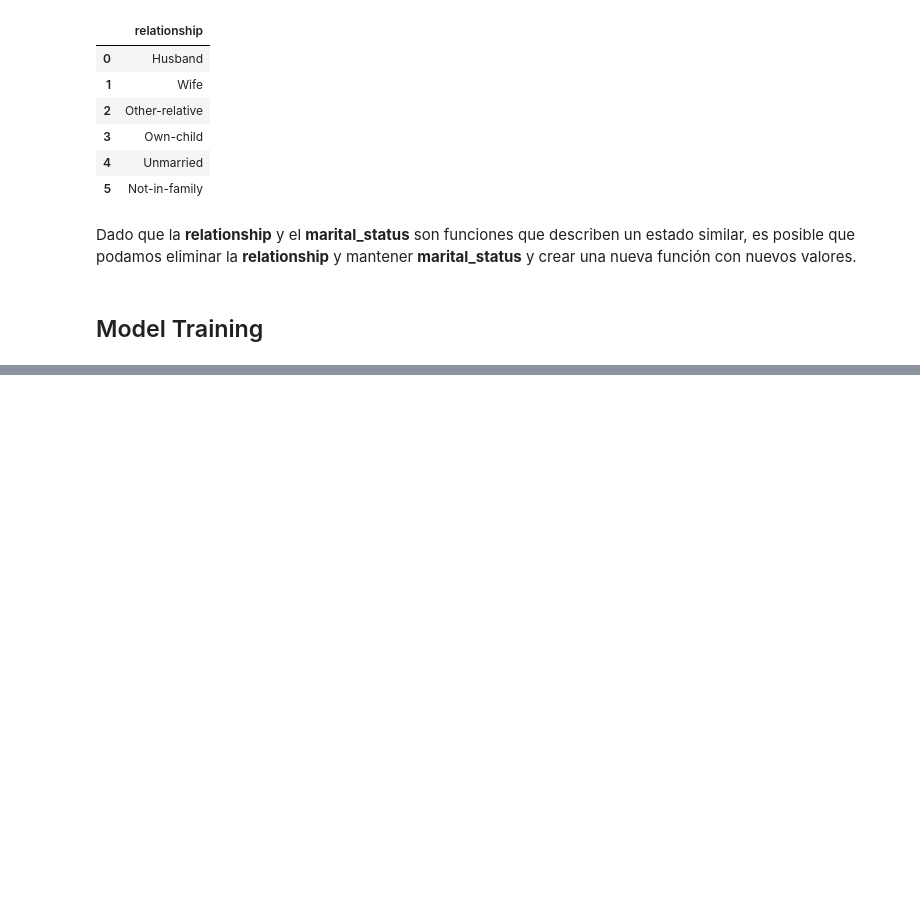
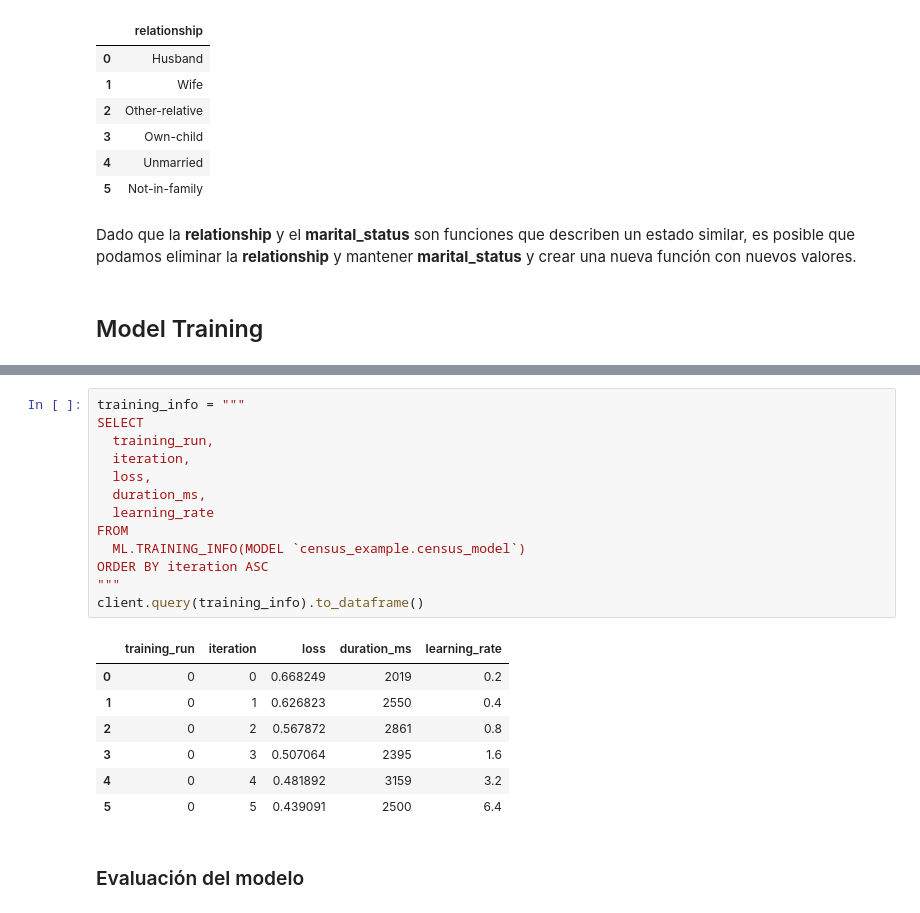
Before and after one commit to bryanfree66/bqml-examples, a Jupyter notebook: bqml_lr.ipynb, the cells around one changed output, grey strips where cells are left out. Drawn from its saved outputs; the diff is of its cells as text; blank space fills up the shorter version.

Commit message:
Finished model training

```diff
--- a/bqml_lr.ipynb
+++ b/bqml_lr.ipynb
@@ -468,0 +573,23 @@ Dado que la **relationship** y el **marital_status** son funciones que describen
+# %%
+training_info = """
+SELECT
+  training_run,
+  iteration,
+  loss,
+  duration_ms,
+  learning_rate
+FROM
+  ML.TRAINING_INFO(MODEL `census_example.census_model`)
+ORDER BY iteration ASC
+"""
+client.query(training_info).to_dataframe()
+# %% [output]
+|  | training_run | iteration | loss | duration_ms | learning_rate |
+| 0 | 0 | 0 | 0.668249 | 2019 | 0.2 |
+| 1 | 0 | 1 | 0.626823 | 2550 | 0.4 |
+| 2 | 0 | 2 | 0.567872 | 2861 | 0.8 |
+| 3 | 0 | 3 | 0.507064 | 2395 | 1.6 |
+| 4 | 0 | 4 | 0.481892 | 3159 | 3.2 |
+| 5 | 0 | 5 | 0.439091 | 2500 | 6.4 |
+# %% [markdown]
+### Evaluación del modelo
```
Also changed, not shown: parts of 7 cells of this notebook.
